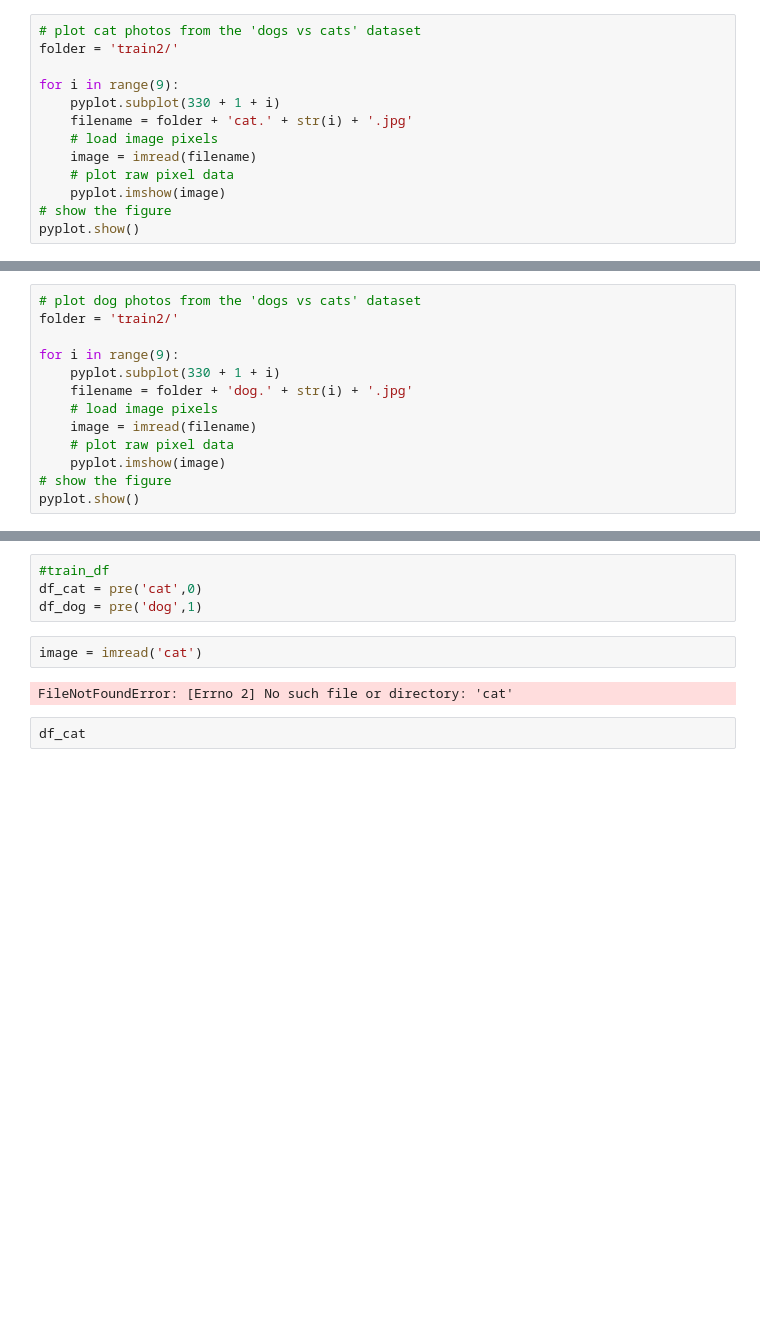
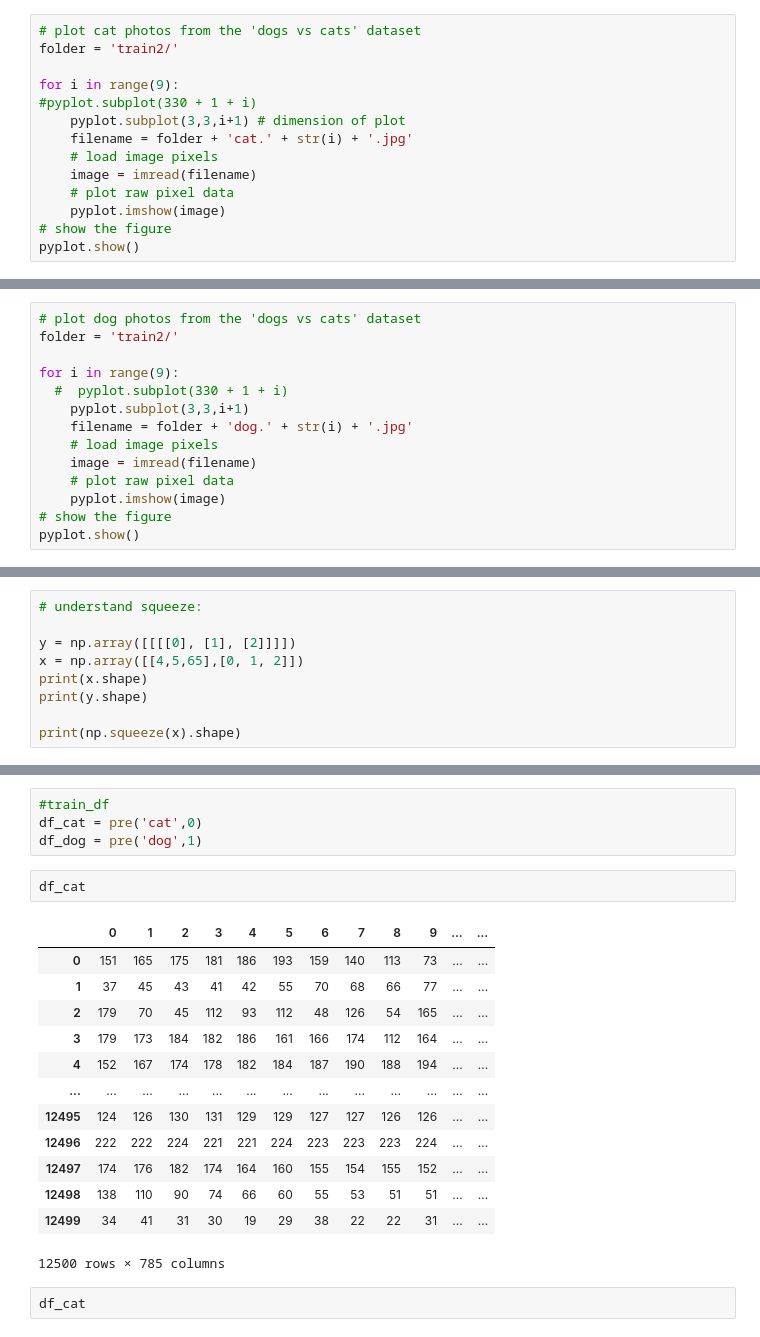
Before and after one commit to BabyBlue555/firstYear_semB_project, a Jupyter notebook: cats_vs_dogs.ipynb, the cells around one changed output, grey strips where cells are left out. Cells and saved outputs as stored; diff of their text form; blank space fills up the shorter version.

```diff
--- a/cats_vs_dogs.ipynb
+++ b/cats_vs_dogs.ipynb
@@ -29,7 +29,8 @@ from sklearn.model_selection import StratifiedKFold
 folder = 'train2/'
 
 for i in range(9):
-    pyplot.subplot(330 + 1 + i)
+#pyplot.subplot(330 + 1 + i)
+    pyplot.subplot(3,3,i+1) # dimension of plot
     filename = folder + 'cat.' + str(i) + '.jpg'
     # load image pixels
     image = imread(filename)
@@ -44,7 +45,8 @@ pyplot.show()
 folder = 'train2/'
 
 for i in range(9):
-    pyplot.subplot(330 + 1 + i)
+  #  pyplot.subplot(330 + 1 + i)
+    pyplot.subplot(3,3,i+1)
     filename = folder + 'dog.' + str(i) + '.jpg'
     # load image pixels
     image = imread(filename)
@@ -111,0 +142,9 @@ pyplot.show()
+# %%
+# understand squeeze:
+
+y = np.array([[[[0], [1], [2]]]])
+x = np.array([[4,5,65],[0, 1, 2]])
+print(x.shape)
+print(y.shape)
+
+print(np.squeeze(x).shape)
@@ -128,10 +176,22 @@ def pre(name, num):
 #train_df
 df_cat = pre('cat',0)
 df_dog = pre('dog',1)
-# %%
-image = imread('cat')
-# %% [output]
-FileNotFoundError: [Errno 2] No such file or directory: 'cat'
+# %%
+df_cat
+# %% [output]
+|  | 0 | 1 | 2 | 3 | 4 | 5 | 6 | 7 | 8 | 9 | ... | ... |
+| 0 | 151 | 165 | 175 | 181 | 186 | 193 | 159 | 140 | 113 | 73 | ... | ... |
+| 1 | 37 | 45 | 43 | 41 | 42 | 55 | 70 | 68 | 66 | 77 | ... | ... |
+| 2 | 179 | 70 | 45 | 112 | 93 | 112 | 48 | 126 | 54 | 165 | ... | ... |
+| 3 | 179 | 173 | 184 | 182 | 186 | 161 | 166 | 174 | 112 | 164 | ... | ... |
+| 4 | 152 | 167 | 174 | 178 | 182 | 184 | 187 | 190 | 188 | 194 | ... | ... |
+| ... | ... | ... | ... | ... | ... | ... | ... | ... | ... | ... | ... | ... |
+| 12495 | 124 | 126 | 130 | 131 | 129 | 129 | 127 | 127 | 126 | 126 | ... | ... |
+| 12496 | 222 | 222 | 224 | 221 | 221 | 224 | 223 | 223 | 223 | 224 | ... | ... |
+| 12497 | 174 | 176 | 182 | 174 | 164 | 160 | 155 | 154 | 155 | 152 | ... | ... |
+| 12498 | 138 | 110 | 90 | 74 | 66 | 60 | 55 | 53 | 51 | 51 | ... | ... |
+| 12499 | 34 | 41 | 31 | 30 | 19 | 29 | 38 | 22 | 22 | 31 | ... | ... |
+12500 rows × 785 columns
 # %%
 df_cat
 # %%
```
Also changed, not shown: parts of 9 cells of this notebook.
